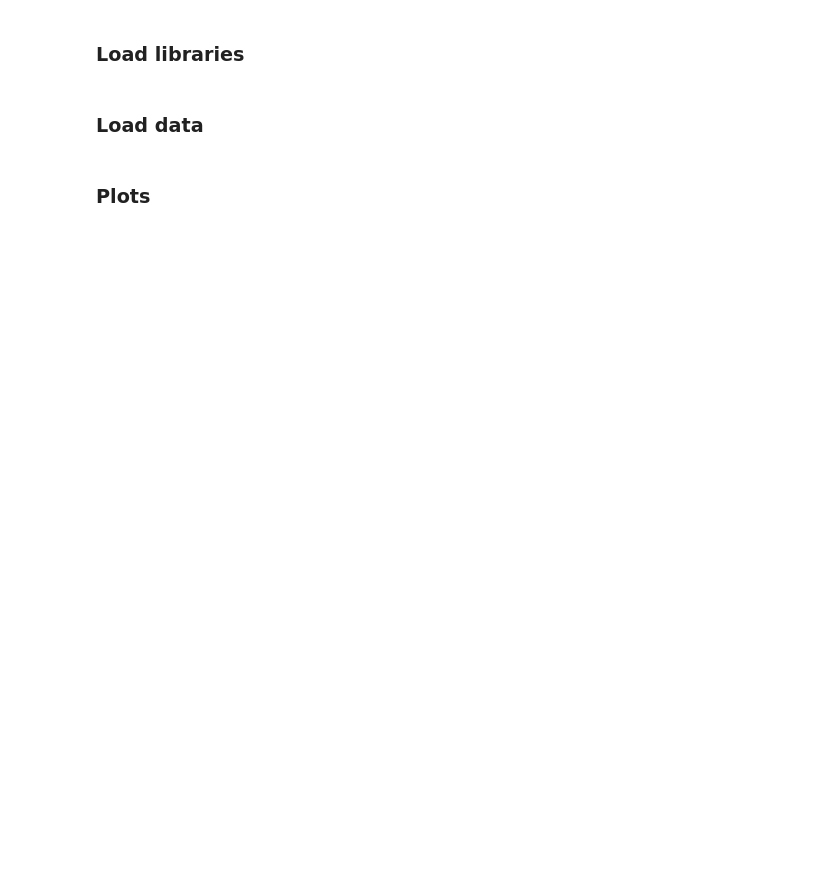
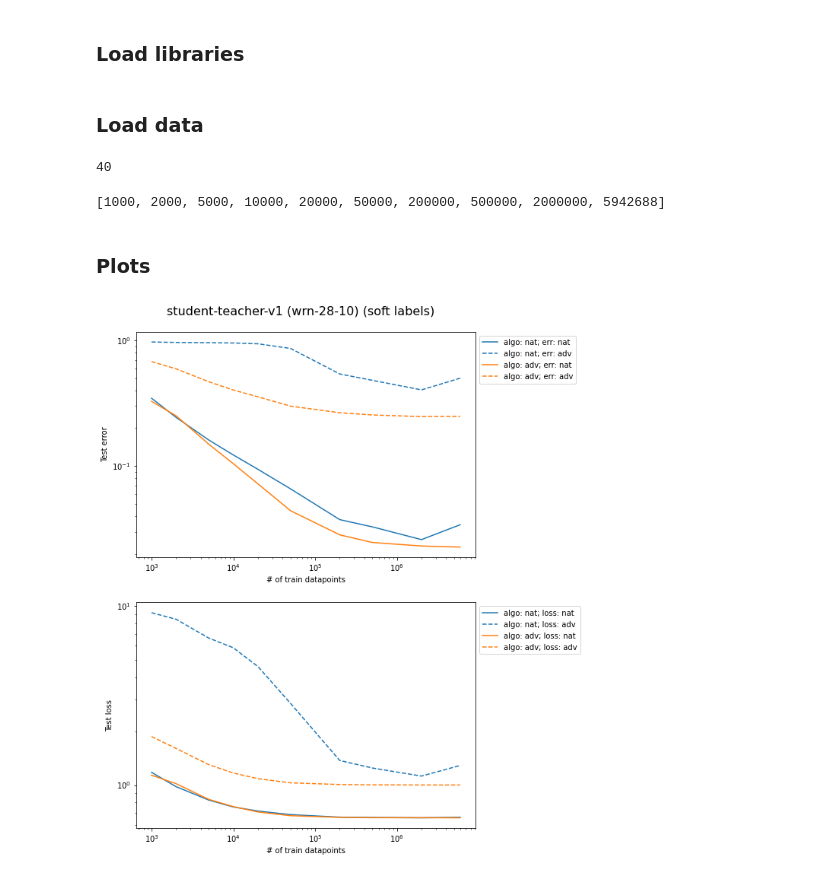
Before and after one commit to ed1d1a8d/scaling, a Jupyter notebook: notebooks/ax/cifar-student-teacher.ipynb, the cells around one changed output. Drawn from its saved outputs; the diff is of its cells as text; code cells hidden in the pictures; blank space fills up the shorter version.

Commit message:
Update student-teacher plots

```diff
--- a/notebooks/ax/cifar-student-teacher.ipynb
+++ b/notebooks/ax/cifar-student-teacher.ipynb
@@ -21,9 +21,17 @@ runs: list[wandb.sdk.wandb_run.Run] = api.runs(
 )
 
 df_all = runs_to_df(runs)
-df = df_all[df_all.state == "finished"]
+df = df_all[
+    (df_all.state == "finished")
+    & (~df_all.teacher_use_softmax | (df_all.teacher_use_softmax & df_all.student_teacher_migration1))
+]
+len(df)
+# %% [output]
+40
 # %%
 print(sorted(df.n_train.unique()))
+# %% [output]
+[1000, 2000, 5000, 10000, 20000, 50000, 200000, 500000, 2000000, 5942688]
 # %% [markdown]
 ### Plots
 # %%
@@ -46,38 +54,40 @@ for adv_train, color in zip([False, True], ["tab:blue", "tab:orange"]):
     )
     plt.plot(
         cdf.n_train,
-        1 - cdf.test_acc_adv,
+        1 - cdf.test_acc_adv_hardattack,
         label=f"algo: {lab}; err: adv",
         linestyle="--",
         color=color,
     )
 
     plt.xscale("log")
     plt.yscale("log")
     plt.xlabel("# of train datapoints")
     plt.ylabel("Test error")
     plt.legend(loc="upper left", bbox_to_anchor=(1, 1))
 
     plt.subplot(2, 1, 2)
     plt.plot(
         cdf.n_train,
         cdf.test_loss_nat,
         label=f"algo: {lab}; loss: nat",
         color=color,
     )
     plt.plot(
         cdf.n_train,
         cdf.test_loss_adv,
         label=f"algo: {lab}; loss: adv",
         linestyle="--",
         color=color,
     )
 
     plt.xscale("log")
     plt.yscale("log")
     plt.xlabel("# of train datapoints")
     plt.ylabel("Test loss")
     plt.legend(loc="upper left", bbox_to_anchor=(1, 1))
+# %% [output]
+[figure, added]
 # %%
 plt.figure(figsize=(8, 12))
 plt.suptitle("student-teacher-v1 (wrn-28-10) (hard labels)", fontsize=16, y=0.92)
```
Also changed, not shown: parts of 2 cells of this notebook.
